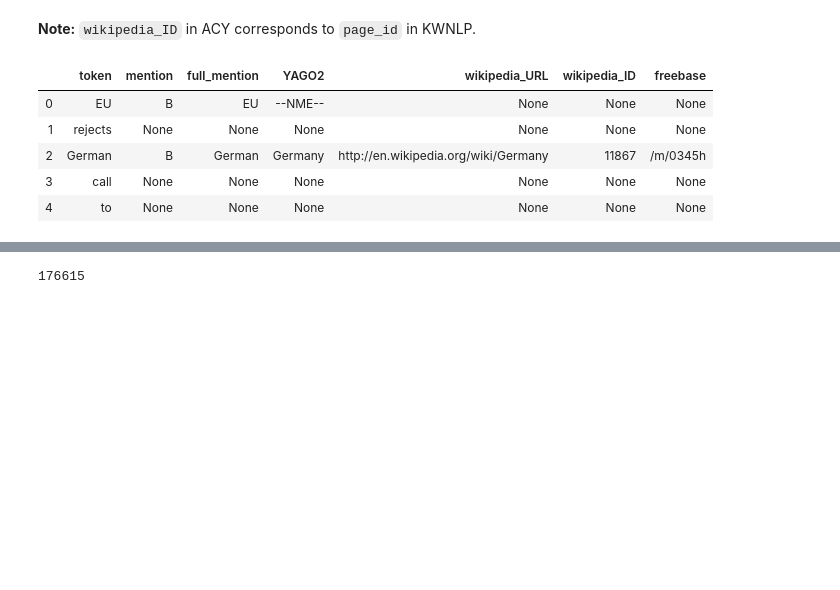
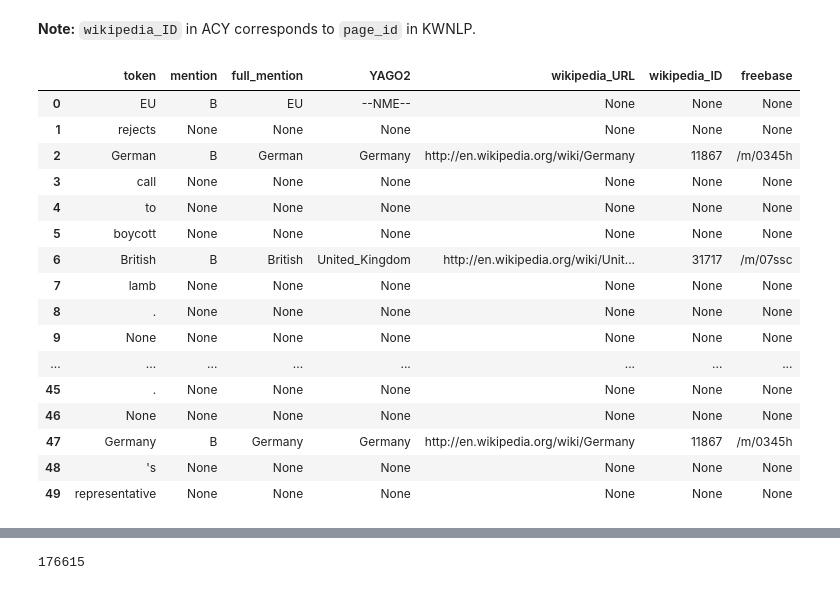
Before and after one commit to TheDigitalFrontier/entity-disambiguation, a Jupyter notebook: notebooks/EDA/EDA_aida-conll-yago.ipynb, the cells around one changed output, grey strips where cells are left out. Drawn from its saved outputs; the diff is of its cells as text; code cells hidden in the pictures; blank space fills up the shorter version.

```diff
--- a/notebooks/EDA/EDA_aida-conll-yago.ipynb
+++ b/notebooks/EDA/EDA_aida-conll-yago.ipynb
@@ -49,12 +49,23 @@ len(df[1])
 # %%
 acy_df = pd.DataFrame(data = df[1:])
 new = ['token', 'mention', 'full_mention', 'YAGO2', 'wikipedia_URL', 'wikipedia_ID', 'freebase']
 acy_df = acy_df.rename(columns = dict(zip(range(7), new)))
-acy_df.head()
+acy_df.head(50)
 # %% [output]
 |  | token | mention | full_mention | YAGO2 | wikipedia_URL | wikipedia_ID | freebase |
 | 0 | EU | B | EU | --NME-- | None | None | None |
 | 1 | rejects | None | None | None | None | None | None |
 | 2 | German | B | German | Germany | http://en.wikipedia.org/wiki/Germany | 11867 | /m/0345h |
 | 3 | call | None | None | None | None | None | None |
 | 4 | to | None | None | None | None | None | None |
+| 5 | boycott | None | None | None | None | None | None |
+| 6 | British | B | British | United_Kingdom | http://en.wikipedia.org/wiki/Unit... | 31717 | /m/07ssc |
+| 7 | lamb | None | None | None | None | None | None |
+| 8 | . | None | None | None | None | None | None |
+| 9 | None | None | None | None | None | None | None |
+| ... | ... | ... | ... | ... | ... | ... | ... |
+| 45 | . | None | None | None | None | None | None |
+| 46 | None | None | None | None | None | None | None |
+| 47 | Germany | B | Germany | Germany | http://en.wikipedia.org/wiki/Germany | 11867 | /m/0345h |
+| 48 | 's | None | None | None | None | None | None |
+| 49 | representative | None | None | None | None | None | None |
```
Also changed, not shown: parts of 2 cells of this notebook, 4 other files.
